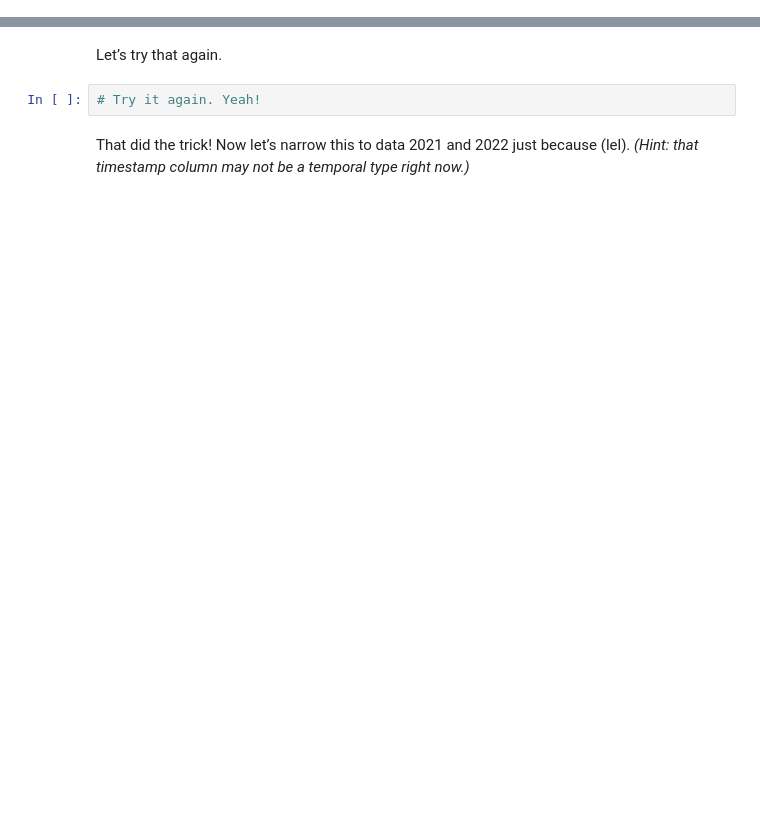
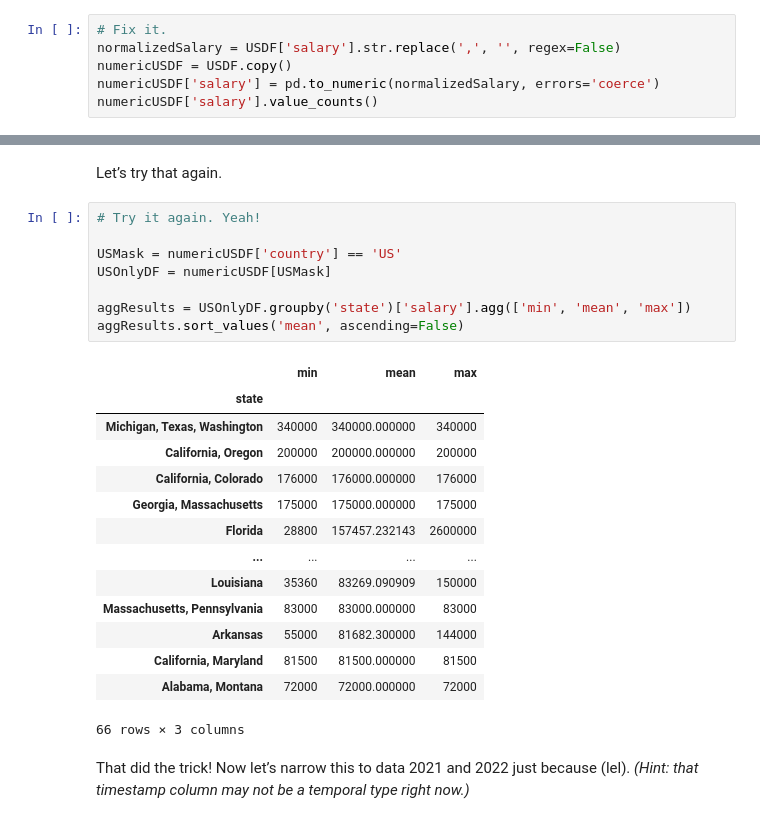
Before and after one commit to CUNYTechPrep/ds-fall-2026, a Jupyter notebook: Week-02-Pandas-and-How-to-Make-a-Sick-Project/exercise/Salvador_Cardoso_Week02_exercise.ipynb, the cells around one changed output, grey strips where cells are left out. Drawn from its saved outputs; the diff is of its cells as text; blank space fills up the shorter version.

```diff
--- a/Week-02-Pandas-and-How-to-Make-a-Sick-Project/exercise/Salvador_Cardoso_Week02_exercise.ipynb
+++ b/Week-02-Pandas-and-How-to-Make-a-Sick-Project/exercise/Salvador_Cardoso_Week02_exercise.ipynb
@@ -347,0 +460,6 @@ Well, pooh! We forgot that `salary` isn’t numeric. Something wrong must be fix
+# %%
+# Fix it.
+normalizedSalary = USDF['salary'].str.replace(',', '', regex=False)
+numericUSDF = USDF.copy()
+numericUSDF['salary'] = pd.to_numeric(normalizedSalary, errors='coerce')
+numericUSDF['salary'].value_counts()
@@ -348,7 +480,28 @@ Well, pooh! We forgot that `salary` isn’t numeric. Something wrong must be fix
 # %% [markdown]
 Let’s try that again.
-# %%
-# Try it again. Yeah!
+# %%
+# Try it again. Yeah!
+
+USMask = numericUSDF['country'] == 'US'
+USOnlyDF = numericUSDF[USMask]
+
+aggResults = USOnlyDF.groupby('state')['salary'].agg(['min', 'mean', 'max'])
+aggResults.sort_values('mean', ascending=False)
+# %% [output]
+|  | min | mean | max |
+| state |  |  |  |
+| Michigan, Texas, Washington | 340000 | 340000.000000 | 340000 |
+| California, Oregon | 200000 | 200000.000000 | 200000 |
+| California, Colorado | 176000 | 176000.000000 | 176000 |
+| Georgia, Massachusetts | 175000 | 175000.000000 | 175000 |
+| Florida | 28800 | 157457.232143 | 2600000 |
+| ... | ... | ... | ... |
+| Louisiana | 35360 | 83269.090909 | 150000 |
+| Massachusetts, Pennsylvania | 83000 | 83000.000000 | 83000 |
+| Arkansas | 55000 | 81682.300000 | 144000 |
+| California, Maryland | 81500 | 81500.000000 | 81500 |
+| Alabama, Montana | 72000 | 72000.000000 | 72000 |
+66 rows × 3 columns
 # %% [markdown]
 That did the trick! Now let’s narrow this to data 2021 and 2022 just because (lel). *(Hint: that timestamp column may not be a temporal type right now.)*
 # %%
```
Also changed, not shown: parts of 16 cells of this notebook.
